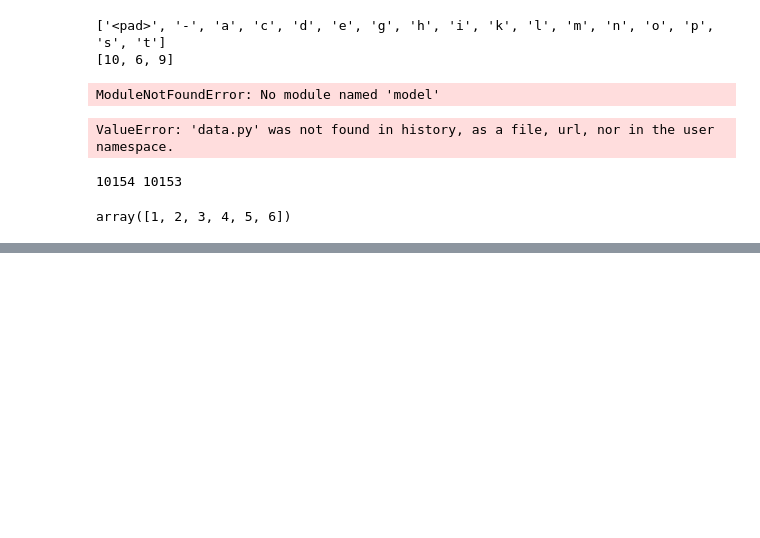
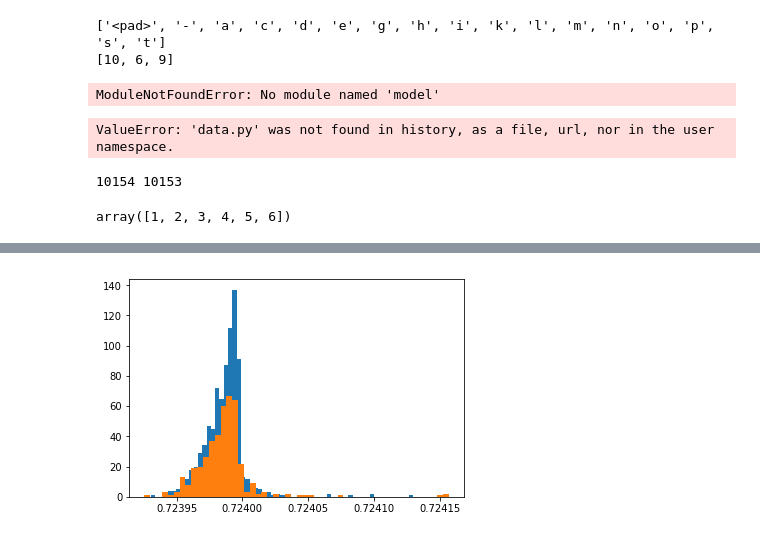
Before and after one commit to benjisympa/HierarchicalRNN, a Jupyter notebook: RNNConsecutiveSentences.ipynb, the cells around one changed output, grey strips where cells are left out. Saved outputs shown, nothing was run; the diff lists cells and outputs as text; code cells hidden in the pictures; blank space fills up the shorter version.

```diff
--- a/RNNConsecutiveSentences.ipynb
+++ b/RNNConsecutiveSentences.ipynb
@@ -901,0 +984,6 @@ array([1, 2, 3, 4, 5, 6])
+# %%
+plt.hist(Y_positives, bins='auto')
+plt.hist(Y_negatives, bins='auto')
+plt.show()
+# %% [output]
+[figure, added]
```
Also changed, not shown: parts of 12 cells of this notebook, 3 other files.
